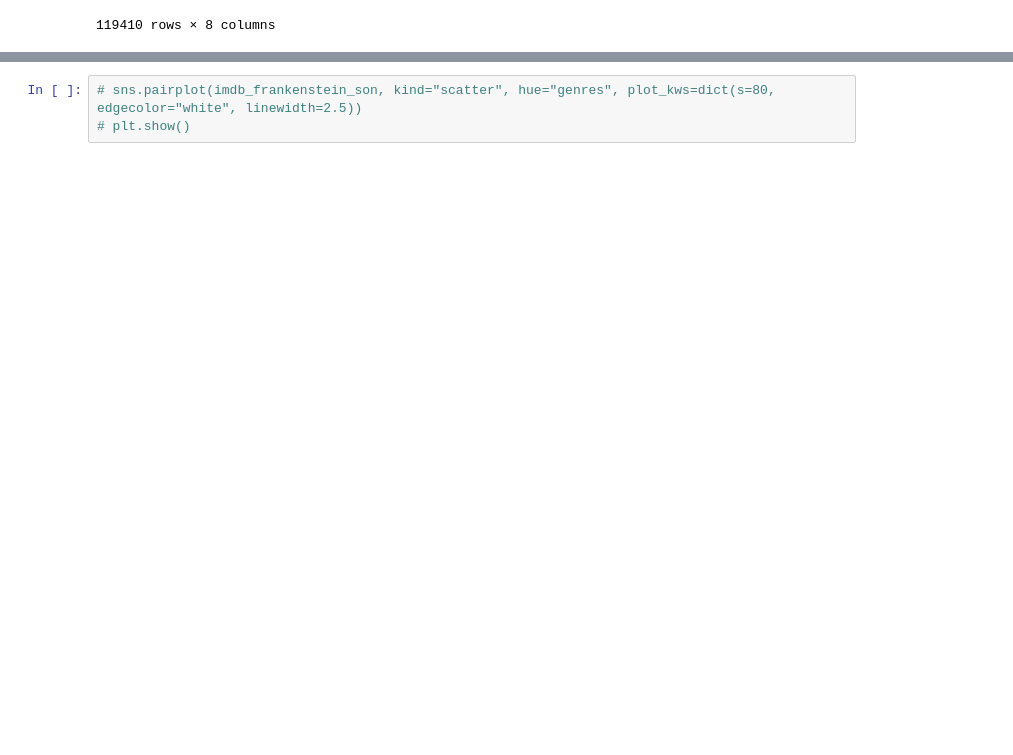
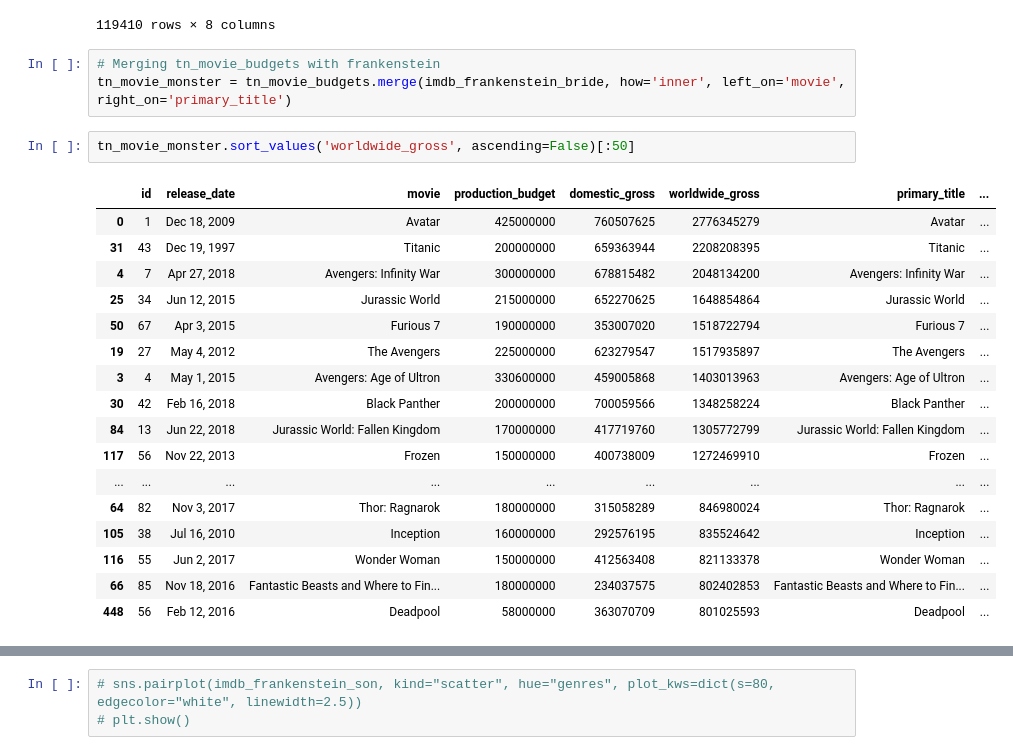
Before and after one commit to learn-co-curriculum/dsc-phase-1-project-v2-3, a Jupyter notebook: Randoplots.ipynb, the cells around one changed output, grey strips where cells are left out. Cells and saved outputs as stored; diff of their text form; blank space fills up the shorter version.

```diff
--- a/Randoplots.ipynb
+++ b/Randoplots.ipynb
@@ -239,3 +271,26 @@ imdb_frankenstein_bride
 | 1028155 | White Spot | White Spot | 2018 | 92.0 | Adventure,Documentary,Drama | NaN | NaN | ... |
 | 1028157 | A Room | A Room | 2018 | 110.0 | Crime,Drama,Fantasy | NaN | NaN | ... |
 119410 rows × 8 columns
+# %%
+# Merging tn_movie_budgets with frankenstein
+tn_movie_monster = tn_movie_budgets.merge(imdb_frankenstein_bride, how='inner', left_on='movie', right_on='primary_title')
+# %%
+tn_movie_monster.sort_values('worldwide_gross', ascending=False)[:50]
+# %% [output]
+|  | id | release_date | movie | production_budget | domestic_gross | worldwide_gross | primary_title | ... |
+| 0 | 1 | Dec 18, 2009 | Avatar | 425000000 | 760507625 | 2776345279 | Avatar | ... |
+| 31 | 43 | Dec 19, 1997 | Titanic | 200000000 | 659363944 | 2208208395 | Titanic | ... |
+| 4 | 7 | Apr 27, 2018 | Avengers: Infinity War | 300000000 | 678815482 | 2048134200 | Avengers: Infinity War | ... |
+| 25 | 34 | Jun 12, 2015 | Jurassic World | 215000000 | 652270625 | 1648854864 | Jurassic World | ... |
+| 50 | 67 | Apr 3, 2015 | Furious 7 | 190000000 | 353007020 | 1518722794 | Furious 7 | ... |
+| 19 | 27 | May 4, 2012 | The Avengers | 225000000 | 623279547 | 1517935897 | The Avengers | ... |
+| 3 | 4 | May 1, 2015 | Avengers: Age of Ultron | 330600000 | 459005868 | 1403013963 | Avengers: Age of Ultron | ... |
+| 30 | 42 | Feb 16, 2018 | Black Panther | 200000000 | 700059566 | 1348258224 | Black Panther | ... |
+| 84 | 13 | Jun 22, 2018 | Jurassic World: Fallen Kingdom | 170000000 | 417719760 | 1305772799 | Jurassic World: Fallen Kingdom | ... |
+| 117 | 56 | Nov 22, 2013 | Frozen | 150000000 | 400738009 | 1272469910 | Frozen | ... |
+| ... | ... | ... | ... | ... | ... | ... | ... | ... |
+| 64 | 82 | Nov 3, 2017 | Thor: Ragnarok | 180000000 | 315058289 | 846980024 | Thor: Ragnarok | ... |
+| 105 | 38 | Jul 16, 2010 | Inception | 160000000 | 292576195 | 835524642 | Inception | ... |
+| 116 | 55 | Jun 2, 2017 | Wonder Woman | 150000000 | 412563408 | 821133378 | Wonder Woman | ... |
+| 66 | 85 | Nov 18, 2016 | Fantastic Beasts and Where to Fin... | 180000000 | 234037575 | 802402853 | Fantastic Beasts and Where to Fin... | ... |
+| 448 | 56 | Feb 12, 2016 | Deadpool | 58000000 | 363070709 | 801025593 | Deadpool | ... |
```
Also changed, not shown: parts of 8 cells of this notebook, 1 other file.
